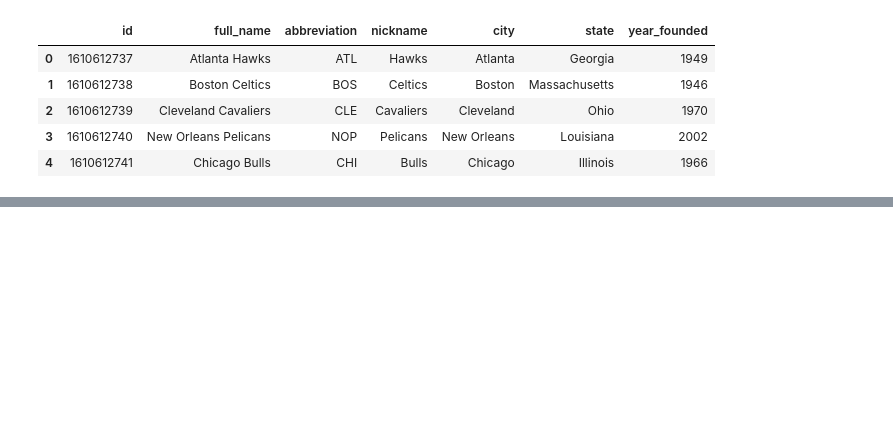
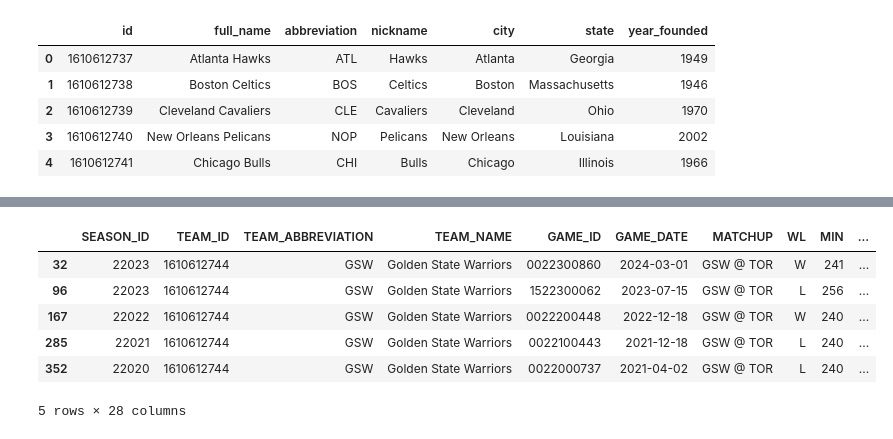
Before and after one commit to MohamedAhmedAliAhmed/Python-for-data-science, a Jupyter notebook: Your First Program 1.ipynb, the cells around one changed output, grey strips where cells are left out. Saved outputs shown, nothing was run; the diff lists cells and outputs as text; code cells hidden in the pictures; blank space fills up the shorter version.

```diff
--- a/Your First Program 1.ipynb
+++ b/Your First Program 1.ipynb
@@ -2018,0 +2091,11 @@ df_teams.head()
+# %%
+games_away= games[games['MATCHUP']=='GSW @ TOR']
+games_away.head()
+# %% [output]
+|  | SEASON_ID | TEAM_ID | TEAM_ABBREVIATION | TEAM_NAME | GAME_ID | GAME_DATE | MATCHUP | WL | MIN | ... |
+| 32 | 22023 | 1610612744 | GSW | Golden State Warriors | 0022300860 | 2024-03-01 | GSW @ TOR | W | 241 | ... |
+| 96 | 22023 | 1610612744 | GSW | Golden State Warriors | 1522300062 | 2023-07-15 | GSW @ TOR | L | 256 | ... |
+| 167 | 22022 | 1610612744 | GSW | Golden State Warriors | 0022200448 | 2022-12-18 | GSW @ TOR | W | 240 | ... |
+| 285 | 22021 | 1610612744 | GSW | Golden State Warriors | 0022100443 | 2021-12-18 | GSW @ TOR | L | 240 | ... |
+| 352 | 22020 | 1610612744 | GSW | Golden State Warriors | 0022000737 | 2021-04-02 | GSW @ TOR | L | 240 | ... |
+5 rows × 28 columns
```
Also changed, not shown: parts of 12 cells of this notebook.
